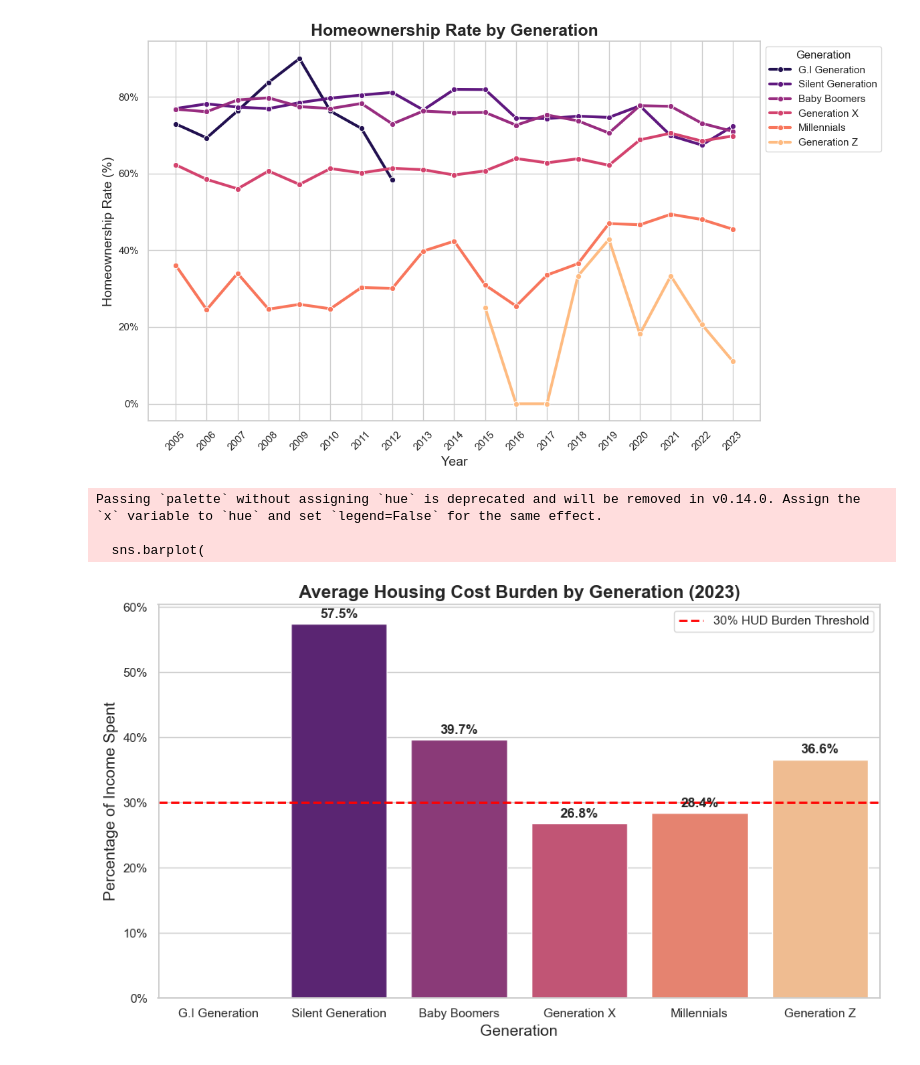
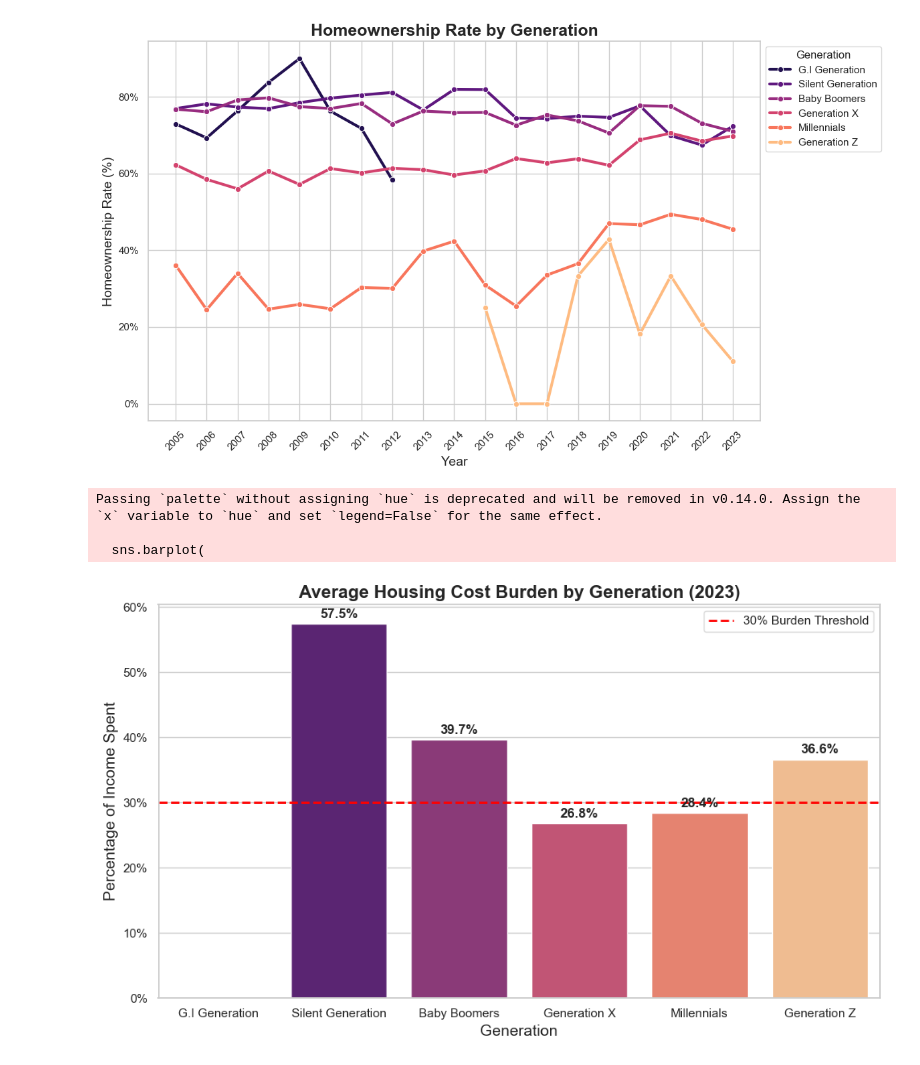
Before and after one commit to 123SmallBunny/CS439-project, a Jupyter notebook: notebooks/eda.ipynb, the cells around one changed output. Drawn from its saved outputs; the diff is of its cells as text; code cells hidden in the pictures.

```diff
--- a/notebooks/eda.ipynb
+++ b/notebooks/eda.ipynb
@@ -218,32 +218,32 @@ df_2023['Burden_Pct'] = df_2023['Housing_Cost_Ratio'] * 100
 
 burden_2023 = df_2023.groupby('Generation')['Burden_Pct'].median().reindex(gen_order).reset_index()
 
 fig, ax = plt.subplots(figsize=(10, 6))
 
 sns.barplot(
     data=burden_2023, x='Generation', y='Burden_Pct', palette='magma', ax=ax
 )
 
-ax.axhline(30, color='red', linestyle='--', linewidth=2, label='30% HUD Burden Threshold')
+ax.axhline(30, color='red', linestyle='--', linewidth=2, label='30% Burden Threshold')
 
 plt.title('Average Housing Cost Burden by Generation (2023)', fontsize=16, fontweight='bold')
 plt.xlabel('Generation', fontsize=14)
 plt.ylabel('Percentage of Income Spent', fontsize=14)
 
 ax.yaxis.set_major_formatter(ticker.PercentFormatter(decimals=0))
 
 for i in ax.containers:
 
     ax.bar_label(i, fmt='%.1f%%', padding=3, fontsize=12, fontweight='bold')
 
 
 plt.legend(loc='upper right')
 fig.tight_layout()
 
 plt.savefig('Housing_Burden_2023.png')
 plt.show()
 # %% [output]
 Passing `palette` without assigning `hue` is deprecated and will be removed in v0.14.0. Assign the `x` variable to `hue` and set `legend=False` for the same effect.
 
   sns.barplot(
-[figure, old version]
+[figure, new version]
```
Also changed, not shown: parts of 1 cell of this notebook, 3 other files.
